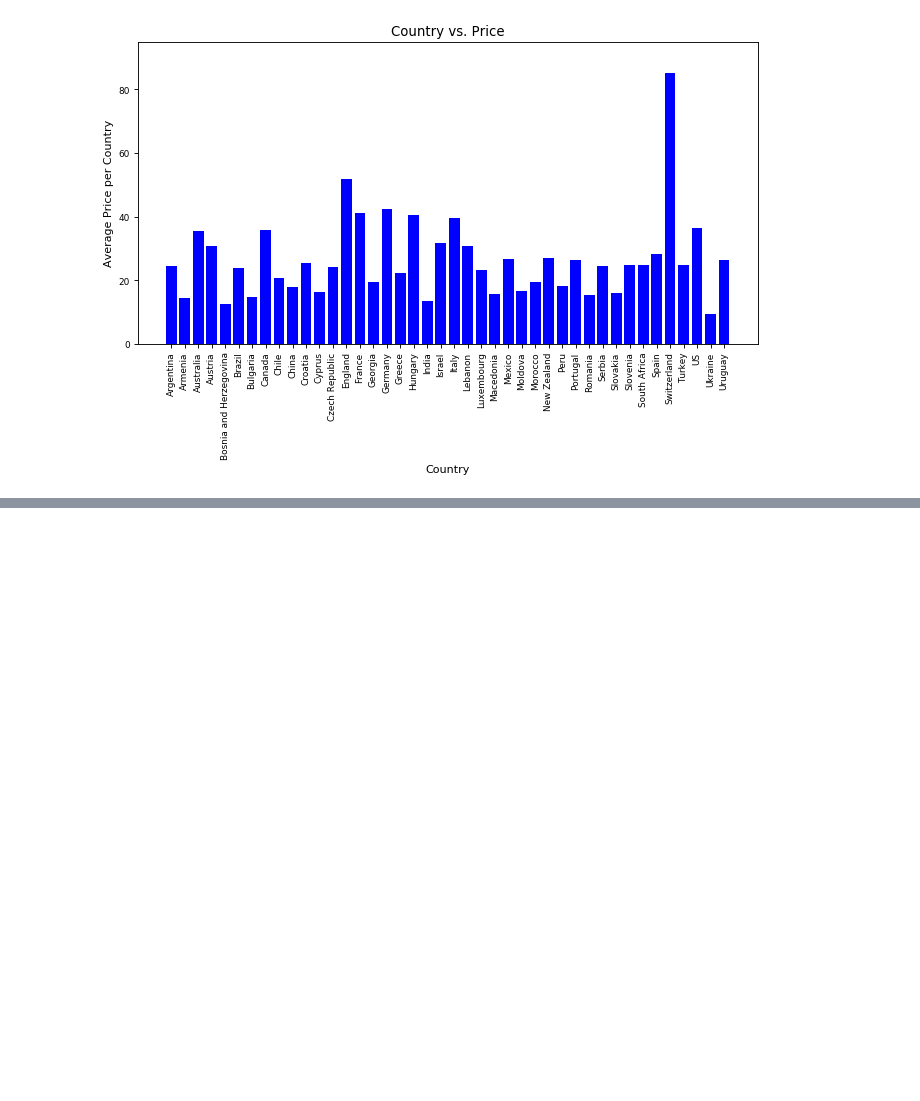
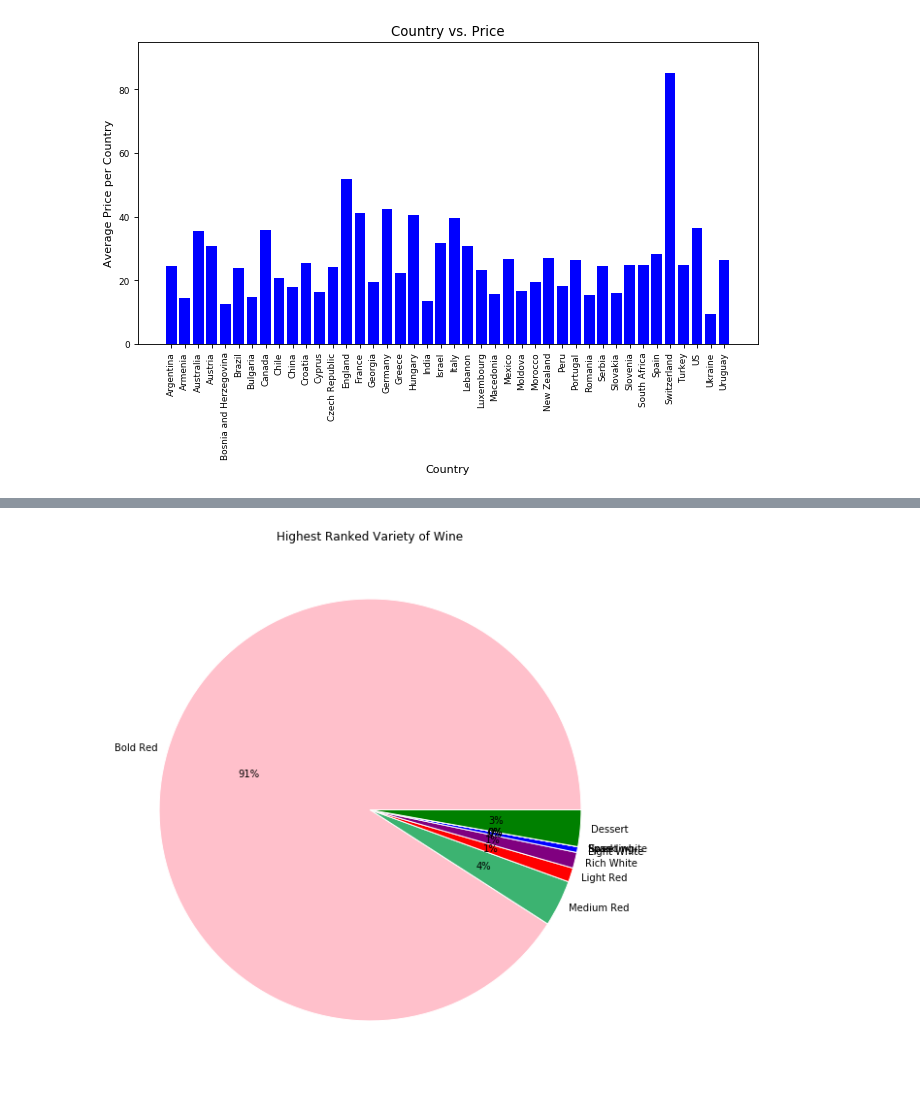
Before and after one commit to renatonico/Pygeons, a Jupyter notebook: notebooks/matt.ipynb, the cells around one changed output, grey strips where cells are left out. Drawn from its saved outputs; the diff is of its cells as text; code cells hidden in the pictures; blank space fills up the shorter version.

```diff
--- a/notebooks/matt.ipynb
+++ b/notebooks/matt.ipynb
@@ -187,0 +290,27 @@ Text(0.5, 1.0, 'Country vs. Price')
+# %%
+bold_red = df_variety.loc[df_variety['variety']=='Bold Red']
+bold_red_count = bold_red["variety"].count()
+
+medium_red = df_variety.loc[df_variety['variety']=='Medium Red']
+medium_red_count = medium_red["variety"].count()
+
+light_red = df_variety.loc[df_variety['variety']== 'Light Red']
+light_red_count = light_red['variety'].count()
+
+rich_white = df_variety.loc[df_variety['variety']=='Rich White']
+rich_white_count = rich_white["variety"].count()
+
+light_white = df_variety.loc[df_variety['variety']=='Light White']
+light_white_count = light_white["variety"].count()
+
+sweet_white = df_variety.loc[df_variety['variety']=='Sweet white']
+sweet_white_count = sweet_white["variety"].count()
+
+rose = df_variety.loc[df_variety['variety']=='Rose']
+rose_count = rose["variety"].count()
+
+sparkling = df_variety.loc[df_variety['variety']=='Sparkling']
+sparkling_count = sparkling["variety"].count()
+
+dessert = df_variety.loc[df_variety['variety']=='Dessert']
+dessert_count = dessert["variety"].count()
@@ -187,0 +319,19 @@ Text(0.5, 1.0, 'Country vs. Price')
+# %%
+sizes = (bold_count, medium_red_count, light_red_count, rich_white_count,light_white_count, sweet_white_count, rose_count, sparkling_count,dessert_count  )
+
+#sizes = sorted(sizes)
+
+labels = 'Bold Red','Medium Red', 'Light Red','Rich White', 'Light White','Sweet white','Rose','Sparkling','Dessert'
+colors = [ 'Pink', 'mediumseagreen', 'red', 'purple', 'blue', 'orange', 'yellow', 'grey', 'green']
+
+fig = plt.figure(figsize=[10, 10])
+ax = fig.add_subplot(111)
+
+pie_wedge_collection = ax.pie(sizes, colors=colors, labels=labels, autopct="%1.00f%%",labeldistance=1.05);
+
+for pie_wedge in pie_wedge_collection[0]:
+    pie_wedge.set_edgecolor('white')
+
+ax.set_title("Highest Ranked Variety of Wine");
+# %% [output]
+[figure, added]
```
Also changed, not shown: parts of 11 cells of this notebook.
